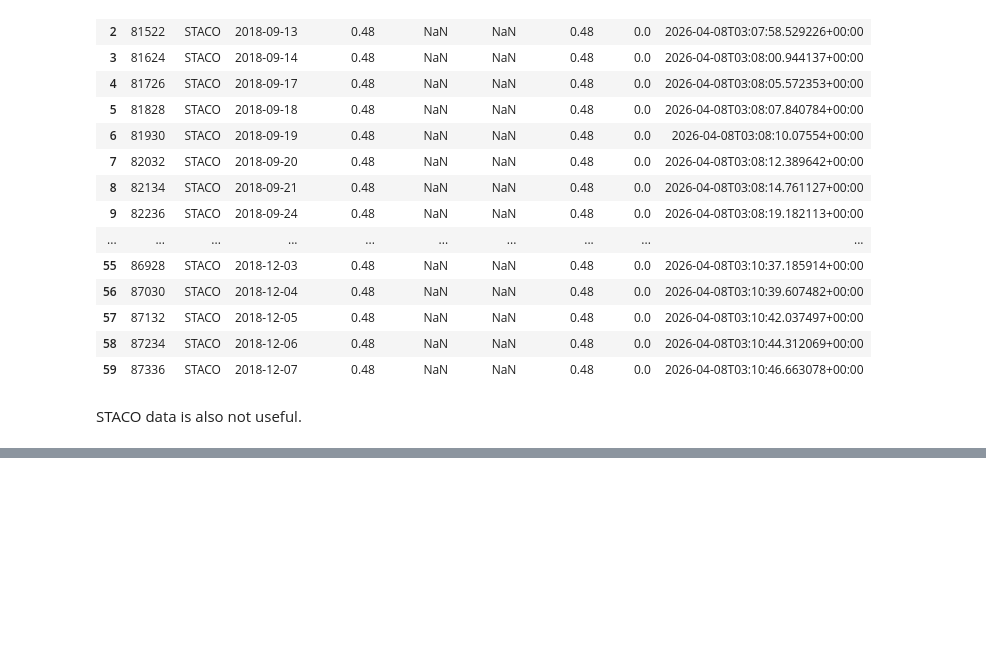
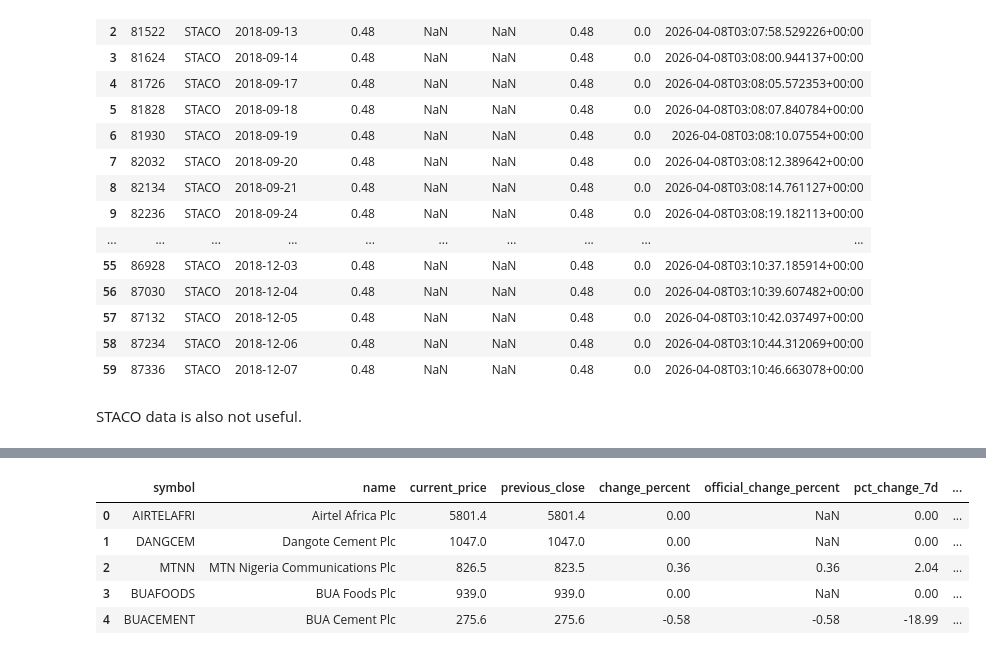
Before and after one commit to Udeani4/SectorLevel_StockPerformance_Predictoion, a Jupyter notebook: creating_stock_groups.ipynb, the cells around one changed output, grey strips where cells are left out. Saved outputs shown, nothing was run; the diff lists cells and outputs as text; code cells hidden in the pictures; blank space fills up the shorter version.

```diff
--- a/creating_stock_groups.ipynb
+++ b/creating_stock_groups.ipynb
@@ -79,0 +134,11 @@ STACO data is also not useful.
+# %%
+all_stocks=pd.read_csv('stock_data/All_Stocks_Info')
+# %%
+all_stocks.head()
+# %% [output]
+|  | symbol | name | current_price | previous_close | change_percent | official_change_percent | pct_change_7d | ... |
+| 0 | AIRTELAFRI | Airtel Africa Plc | 5801.4 | 5801.4 | 0.00 | NaN | 0.00 | ... |
+| 1 | DANGCEM | Dangote Cement Plc | 1047.0 | 1047.0 | 0.00 | NaN | 0.00 | ... |
+| 2 | MTNN | MTN Nigeria Communications Plc | 826.5 | 823.5 | 0.36 | 0.36 | 2.04 | ... |
+| 3 | BUAFOODS | BUA Foods Plc | 939.0 | 939.0 | 0.00 | NaN | 0.00 | ... |
+| 4 | BUACEMENT | BUA Cement Plc | 275.6 | 275.6 | -0.58 | -0.58 | -18.99 | ... |
```
Also changed, not shown: parts of 23 cells of this notebook, 1 other file.
